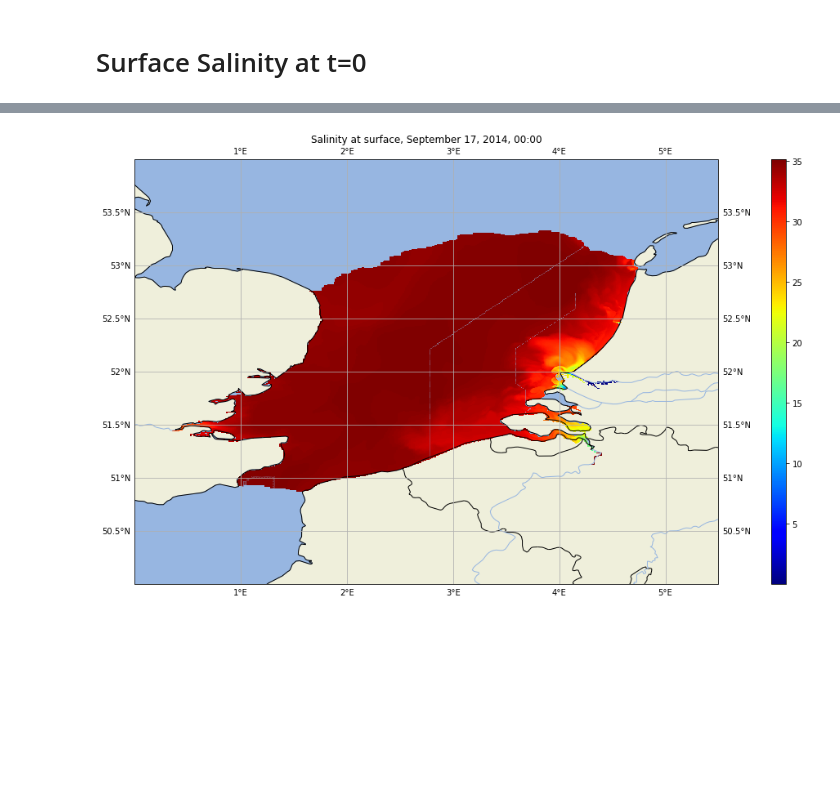
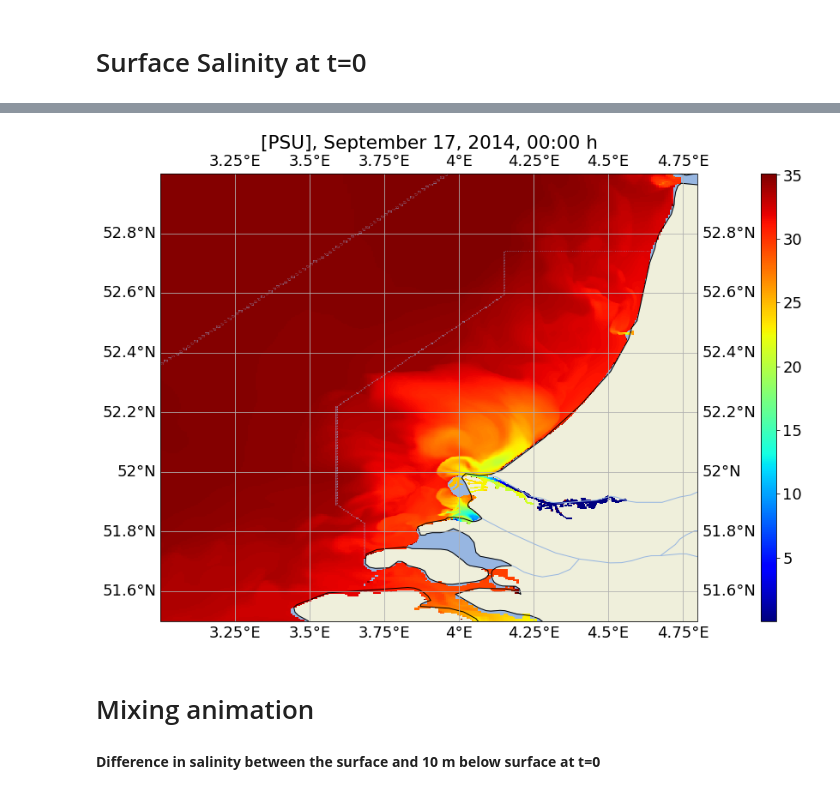
Before and after one commit to CasparJungbacker/BScThesis, a Jupyter notebook: plot_domain_properties.ipynb, the cells around one changed output, grey strips where cells are left out. Saved outputs shown, nothing was run; the diff lists cells and outputs as text; code cells hidden in the pictures; blank space fills up the shorter version.

```diff
--- a/plot_domain_properties.ipynb
+++ b/plot_domain_properties.ipynb
@@ -12,6 +13,7 @@ from dfm_tools.get_nc_helpers import *
 %matplotlib inline
 # %%
 plt.style.use('seaborn-dark-palette')
+plt.rcParams.update({'font.size': 18, 'figure.figsize': (12.8, 9.6)})
 # %% [markdown]
 # Save Plots?
 # %%
@@ -91,5 +93,7 @@ if save_plots:
 # %% [markdown]
 **Zoomed into Rotterdam Waterway**
+# %%
+ROFI_extent = [3,4.8,51.5,53]
 # %%
 fig, ax = get_map()
 plot_netmapdata(ugrid.verts, values=None, ax=ax, linewidth=1, facecolor="teal", alpha=0.8)
@@ -121,13 +125,17 @@ processing mapdata from domain 0004 of 0004
 varname: sa1  (1009, 39076, 20)  ('time', 'nFlowElem', 'laydim'), coordinates=(FlowElem_xcc FlowElem_ycc)
 # %%
 fig, ax = get_map()
-fig.set_size_inches(12.8, 9.6)
 pc = plot_netmapdata(ugrid.verts, values=sal_data[0,:,0], ax=ax, cmap='jet')
-cax = fig.add_axes([ax.get_position().x1+0.07,ax.get_position().y0,0.02,ax.get_position().height])
+ax.set_extent(ROFI_extent)
+cax = fig.add_axes([ax.get_position().x1+0.08,ax.get_position().y0,0.02,ax.get_position().height])
 plt.colorbar(pc, cax=cax)
-ax.set_title(f"Salinity at surface, {str(sal_data.var_times.dt.strftime('%B %d, %Y, %H:%M'))[5:30]}")
+ax.set_title(f"[PSU], {str(sal_data.var_times.dt.strftime('%B %d, %Y, %H:%M'))[5:30]} h")
 
 if save_plots:
     plt.gcf().savefig("figs/surface_salinity.pdf", bbox_inches="tight")
 # %% [output]
-[figure, old version]
+[figure, new version]
+# %% [markdown]
+# Mixing animation
+# %% [markdown]
+**Difference in salinity between the surface and 10 m below surface at t=0**
```
Also changed, not shown: parts of 15 cells of this notebook.
